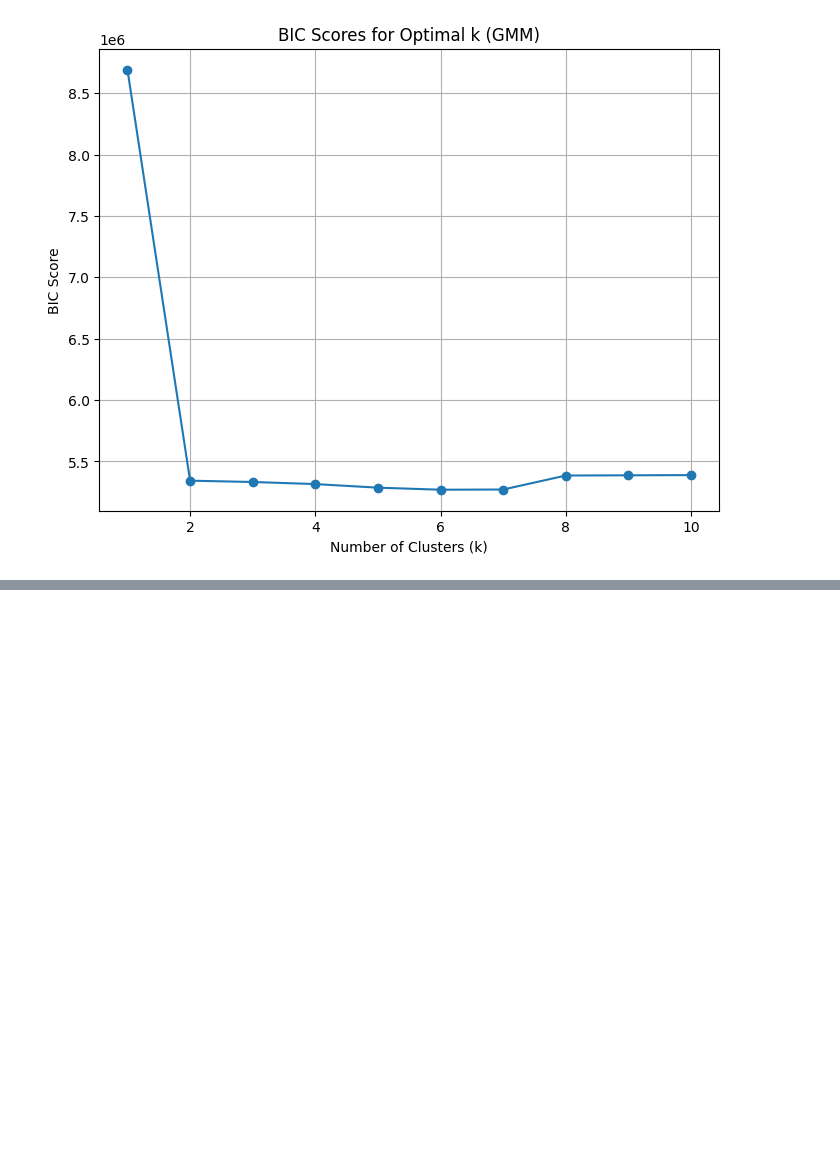
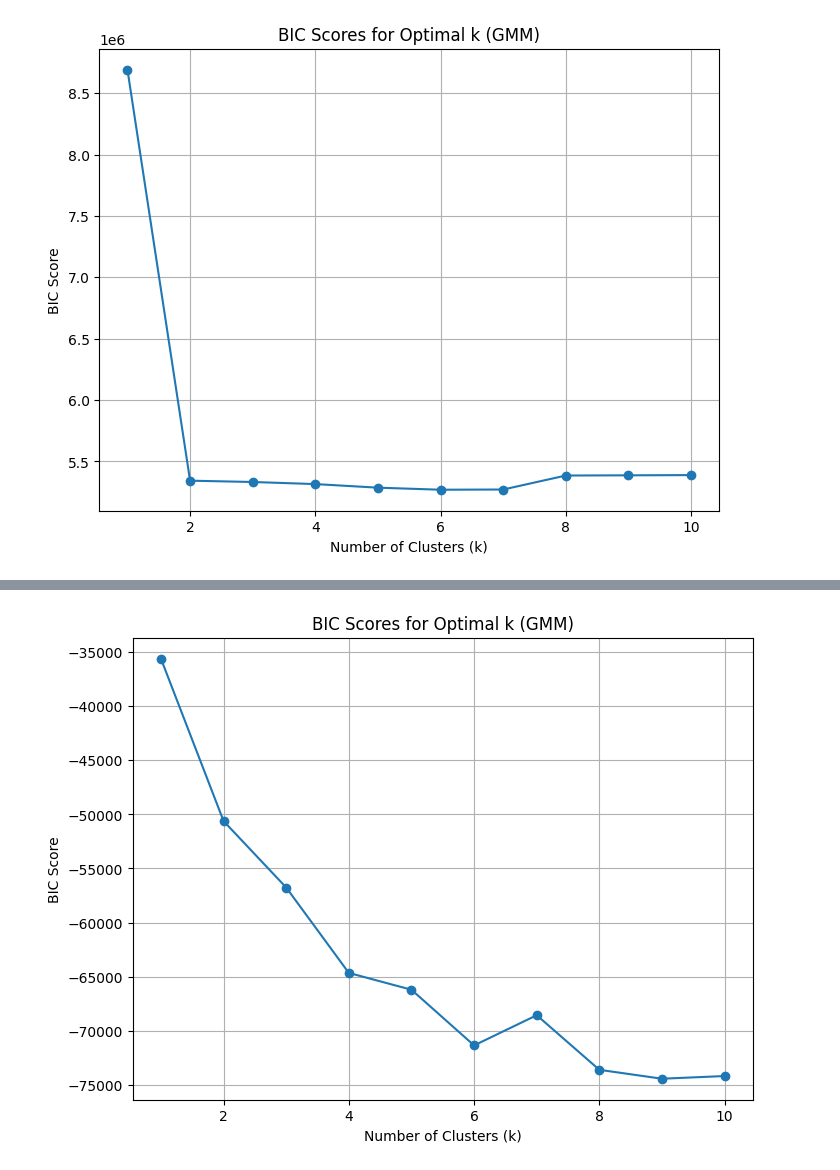
Before and after one commit to lohithsowmiyan/dimRed, a Jupyter notebook: feature.ipynb, the cells around one changed output, grey strips where cells are left out. Cells and saved outputs as stored; diff of their text form; code cells hidden in the pictures; blank space fills up the shorter version.

```diff
--- a/feature.ipynb
+++ b/feature.ipynb
@@ -163,0 +254,19 @@ X.to_csv('classify/SS-N.csv',index=False)
+# %%
+from sklearn.mixture import GaussianMixture
+bic_scores = []
+
+for k in range(1, 11):
+    gmm = GaussianMixture(n_components=k, random_state=42)
+    gmm.fit(X)
+    bic_scores.append(gmm.bic(X))
+
+# Plot BIC scores
+plt.figure(figsize=(8, 6))
+plt.plot(range(1, 11), bic_scores, marker='o')
+plt.title('BIC Scores for Optimal k (GMM)')
+plt.xlabel('Number of Clusters (k)')
+plt.ylabel('BIC Score')
+plt.grid(True)
+plt.show()
+# %% [output]
+[figure, added]
```
Also changed, not shown: parts of 33 cells of this notebook.
